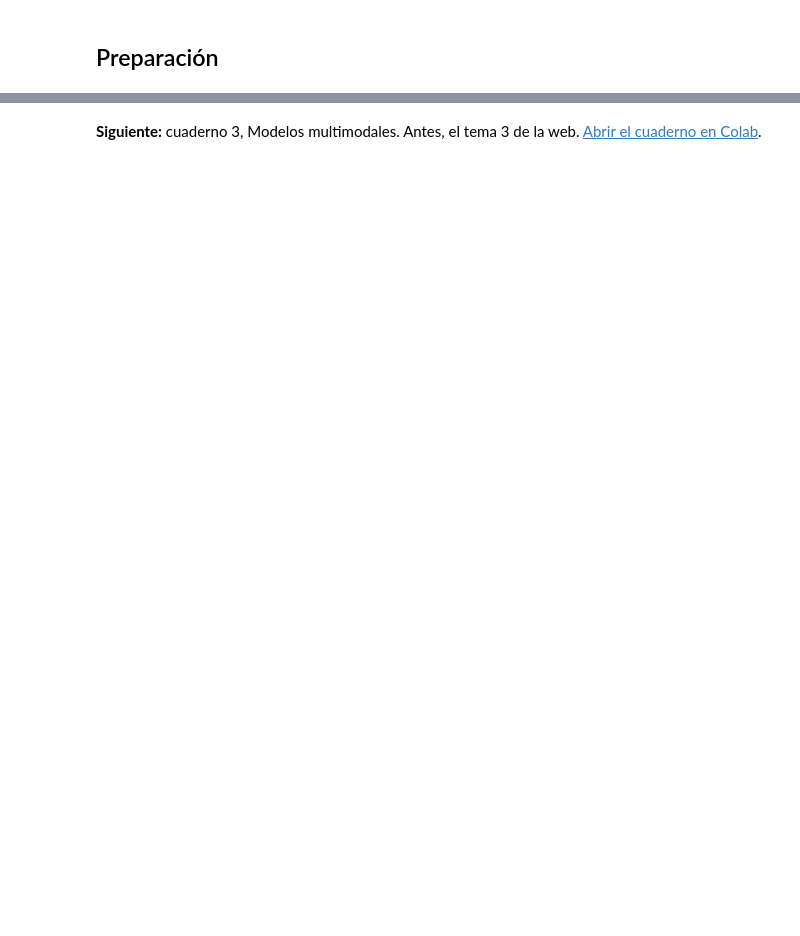
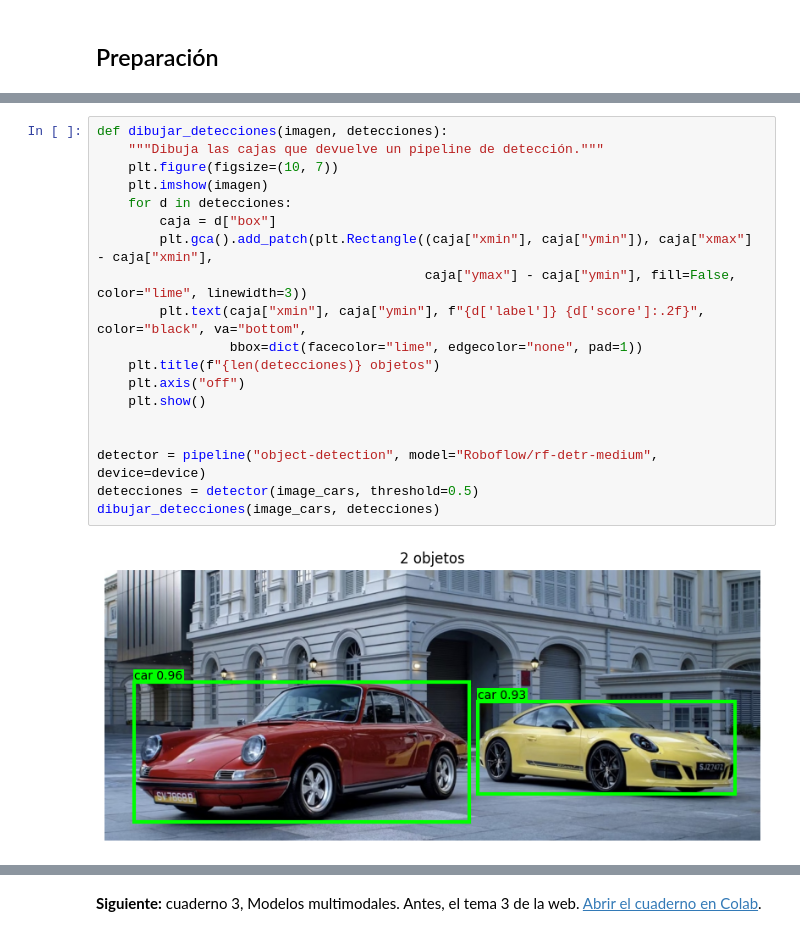
Before and after one commit to sergiovillanueva/Modelos_Fundacionales, a Jupyter notebook: 2_HF_Intro.ipynb, the cells around one changed output, grey strips where cells are left out. Saved outputs shown, nothing was run; the diff lists cells and outputs as text; blank space fills up the shorter version.

```diff
--- a/2_HF_Intro.ipynb
+++ b/2_HF_Intro.ipynb
@@ -216,0 +162,21 @@ def detectar_por_dentro(imagen, nombre_modelo, umbral=0.5):
+# %%
+def dibujar_detecciones(imagen, detecciones):
+    """Dibuja las cajas que devuelve un pipeline de detección."""
+    plt.figure(figsize=(10, 7))
+    plt.imshow(imagen)
+    for d in detecciones:
+        caja = d["box"]
+        plt.gca().add_patch(plt.Rectangle((caja["xmin"], caja["ymin"]), caja["xmax"] - caja["xmin"],
+                                          caja["ymax"] - caja["ymin"], fill=False, color="lime", linewidth=3))
+        plt.text(caja["xmin"], caja["ymin"], f"{d['label']} {d['score']:.2f}", color="black", va="bottom",
+                 bbox=dict(facecolor="lime", edgecolor="none", pad=1))
+    plt.title(f"{len(detecciones)} objetos")
+    plt.axis("off")
+    plt.show()
+
+
+detector = pipeline("object-detection", model="Roboflow/rf-detr-medium", device=device)
+detecciones = detector(image_cars, threshold=0.5)
+dibujar_detecciones(image_cars, detecciones)
+# %% [output]
+[figure, added]
```
Also changed, not shown: parts of 42 cells of this notebook, 22 other files.
